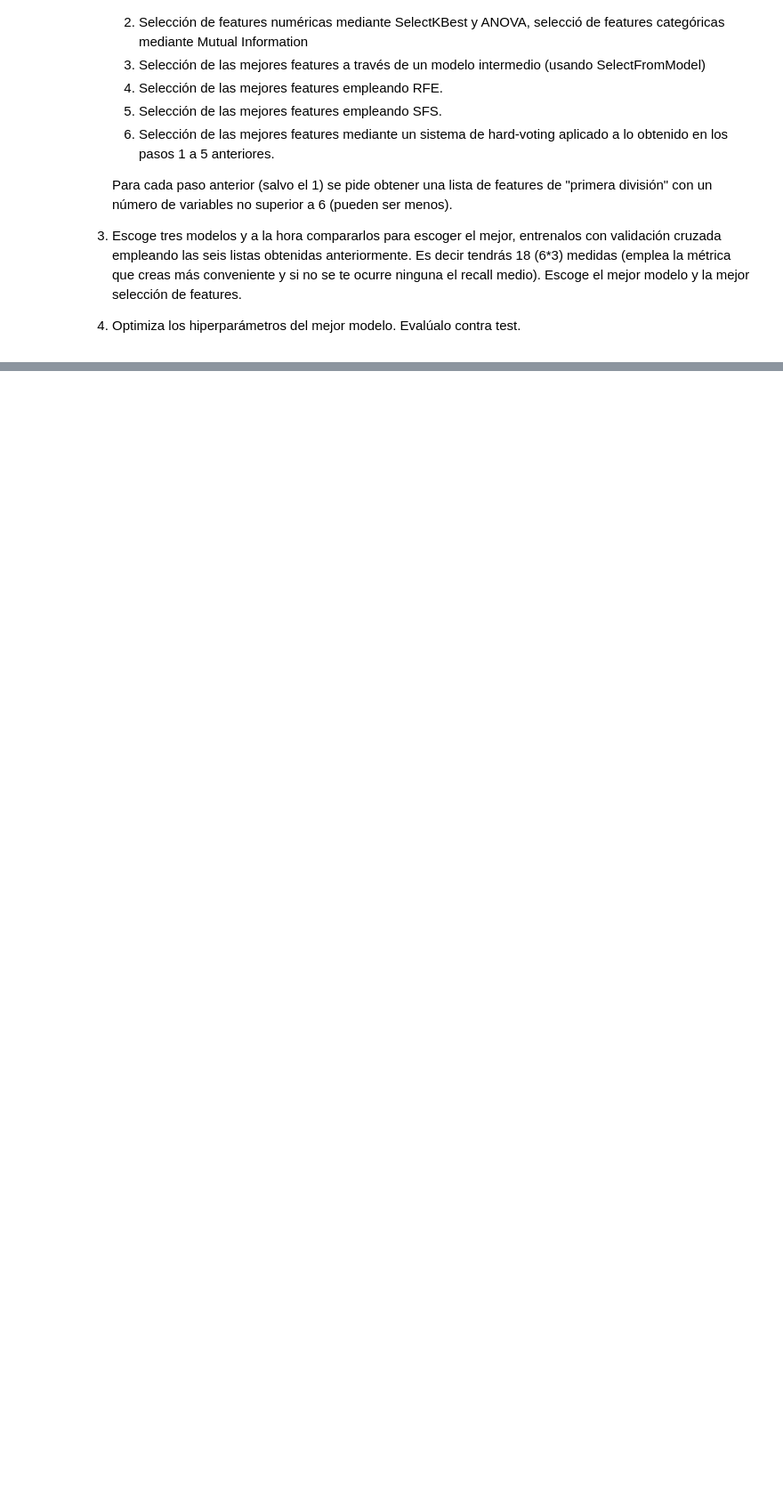
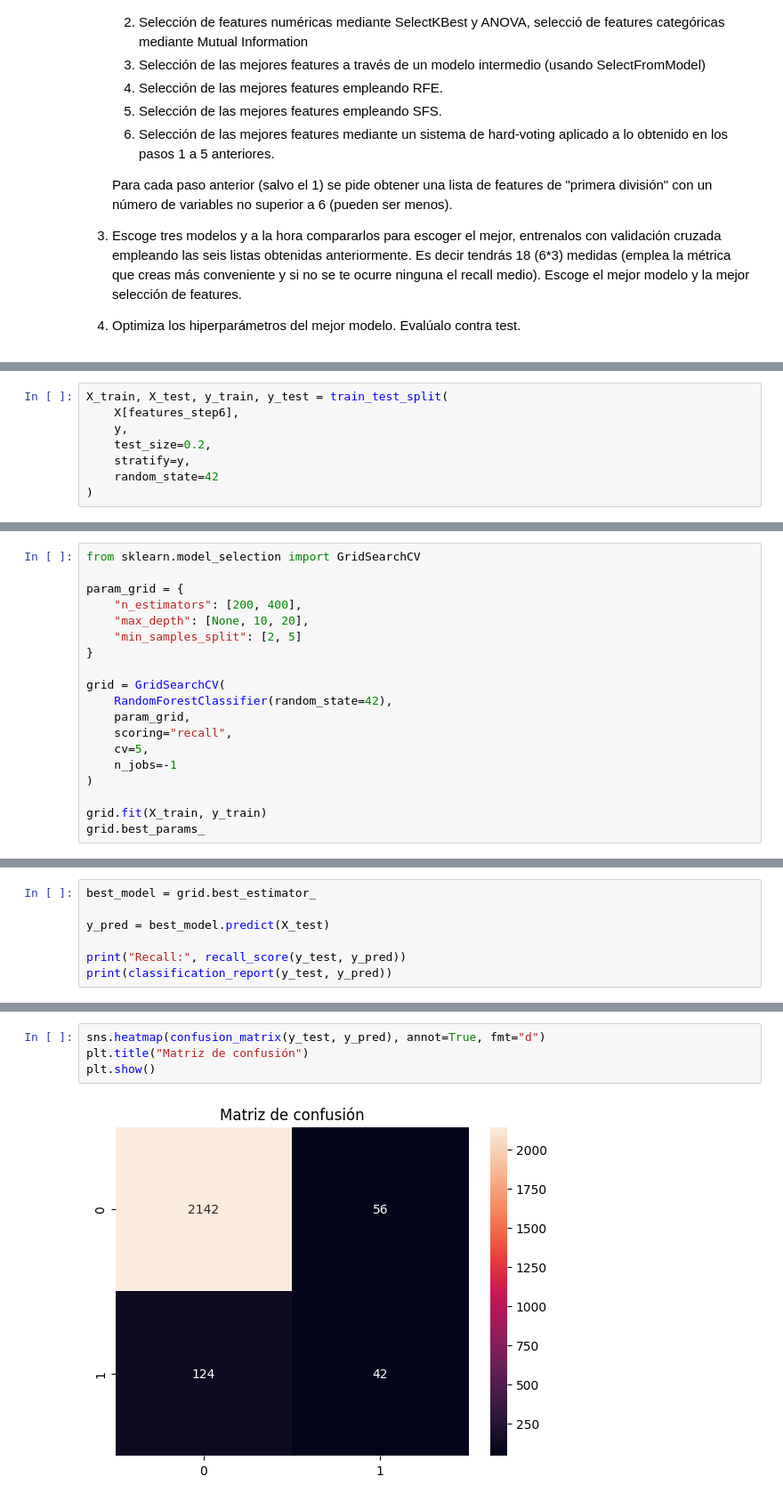
Before and after one commit to jorgemd2698/ONLINE_DS_THEBRIDGE_JorgeMartinezDelgado, a Jupyter notebook: Sprint_14_Resuelto/Unidad_02_ML_No_Supervisado_Feature_Selection/03_Practica_Obligatoria/18_Practica_Obligatoria_Feature_Selection.ipynb, the cells around one changed output, grey strips where cells are left out. Shown at 89% size. Drawn from its saved outputs; the diff is of its cells as text; blank space fills up the shorter version.

```diff
--- a/Sprint_14_Resuelto/Unidad_02_ML_No_Supervisado_Feature_Selection/03_Practica_Obligatoria/18_Practica_Obligatoria_Feature_Selection.ipynb
+++ b/Sprint_14_Resuelto/Unidad_02_ML_No_Supervisado_Feature_Selection/03_Practica_Obligatoria/18_Practica_Obligatoria_Feature_Selection.ipynb
@@ -53,0 +297,8 @@ Sigue los pasos del proceso de ML que hemos aprendido para problemas supervisado
+# %%
+X_train, X_test, y_train, y_test = train_test_split(
+    X[features_step6],
+    y,
+    test_size=0.2,
+    stratify=y,
+    random_state=42
+)
@@ -53,0 +326,19 @@ Sigue los pasos del proceso de ML que hemos aprendido para problemas supervisado
+# %%
+from sklearn.model_selection import GridSearchCV
+
+param_grid = {
+    "n_estimators": [200, 400],
+    "max_depth": [None, 10, 20],
+    "min_samples_split": [2, 5]
+}
+
+grid = GridSearchCV(
+    RandomForestClassifier(random_state=42),
+    param_grid,
+    scoring="recall",
+    cv=5,
+    n_jobs=-1
+)
+
+grid.fit(X_train, y_train)
+grid.best_params_
@@ -53,0 +347,7 @@ Sigue los pasos del proceso de ML que hemos aprendido para problemas supervisado
+# %%
+best_model = grid.best_estimator_
+
+y_pred = best_model.predict(X_test)
+
+print("Recall:", recall_score(y_test, y_pred))
+print(classification_report(y_test, y_pred))
@@ -53,0 +364,6 @@ Sigue los pasos del proceso de ML que hemos aprendido para problemas supervisado
+# %%
+sns.heatmap(confusion_matrix(y_test, y_pred), annot=True, fmt="d")
+plt.title("Matriz de confusión")
+plt.show()
+# %% [output]
+[figure, added]
```
Also changed, not shown: parts of 23 cells of this notebook, 13 other files.
